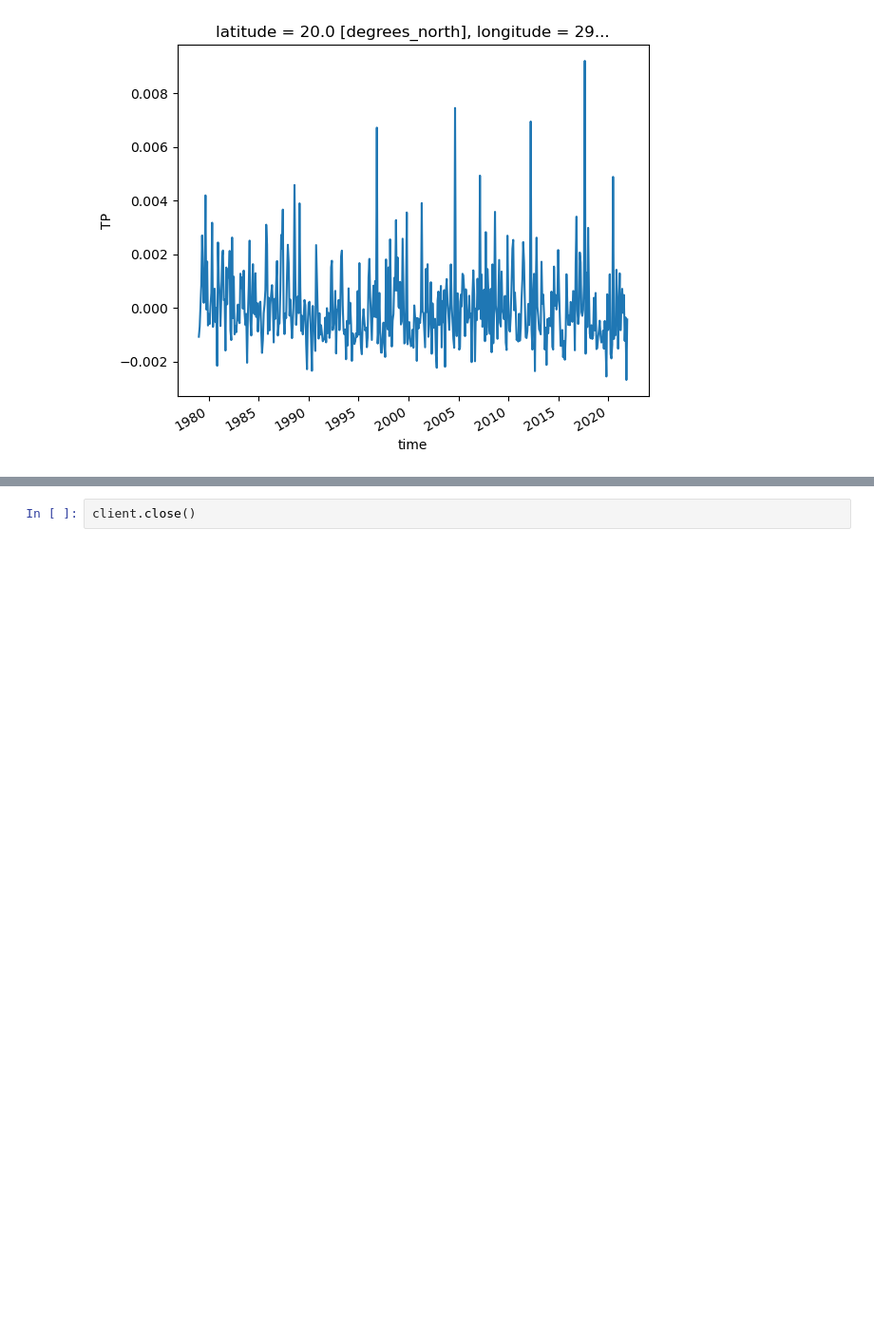
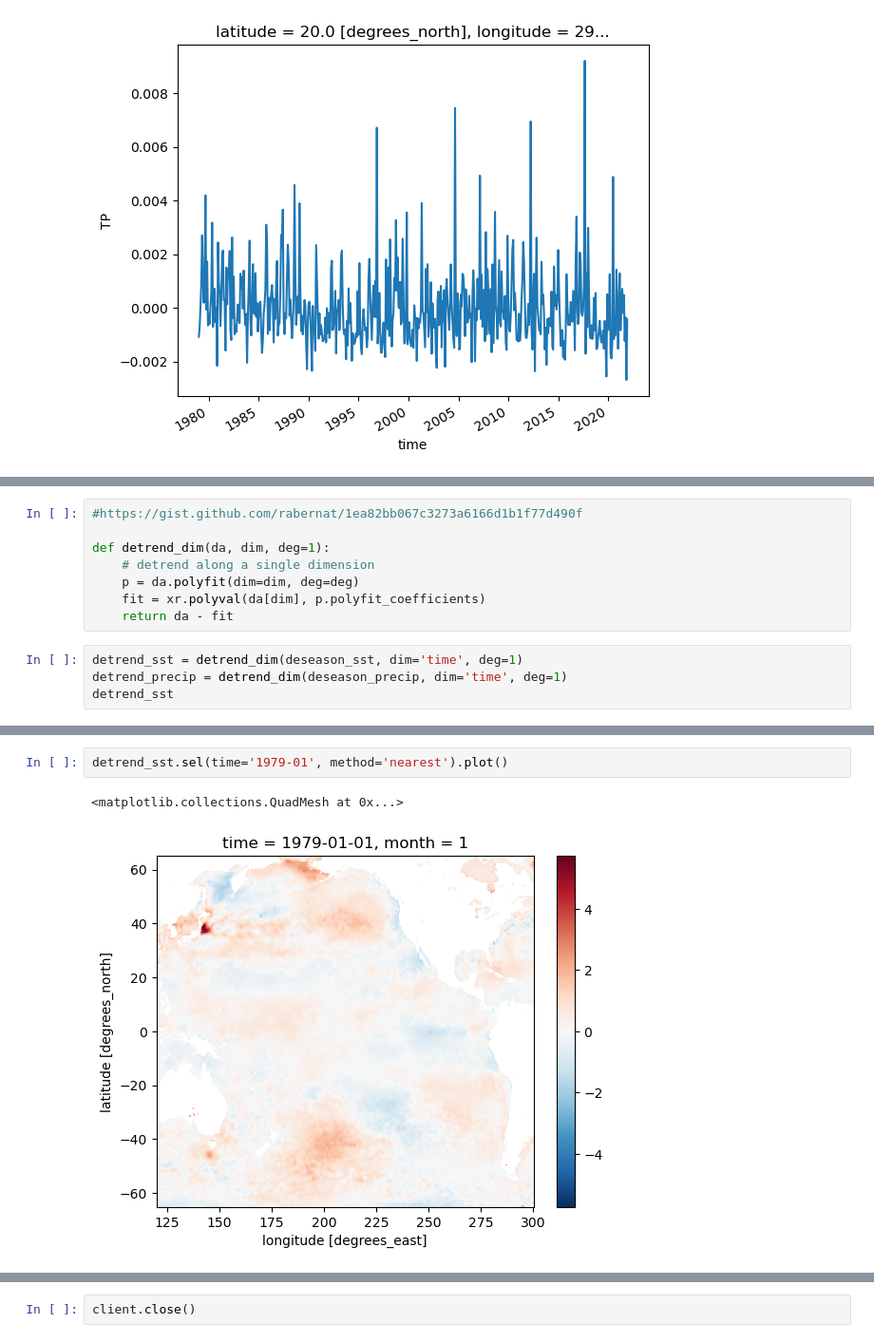
Before and after one commit to atmsillinois/time-series-and-eofs-leanneblind, a Jupyter notebook: project4_atms523_blind.ipynb, the cells around one changed output, grey strips where cells are left out. Shown at 95% size. Drawn from its saved outputs; the diff is of its cells as text; blank space fills up the shorter version.

```diff
--- a/project4_atms523_blind.ipynb
+++ b/project4_atms523_blind.ipynb
@@ -234,0 +289,12 @@ monthly_mean_precip_ano.sel(longitude=290, latitude=20, method='nearest').plot()
+# %%
+#https://gist.github.com/rabernat/1ea82bb067c3273a6166d1b1f77d490f
+
+def detrend_dim(da, dim, deg=1):
+    # detrend along a single dimension
+    p = da.polyfit(dim=dim, deg=deg)
+    fit = xr.polyval(da[dim], p.polyfit_coefficients)
+    return da - fit
+# %%
+detrend_sst = detrend_dim(deseason_sst, dim='time', deg=1)
+detrend_precip = detrend_dim(deseason_precip, dim='time', deg=1)
+detrend_sst
@@ -234,0 +326,5 @@ monthly_mean_precip_ano.sel(longitude=290, latitude=20, method='nearest').plot()
+# %%
+detrend_sst.sel(time='1979-01', method='nearest').plot()
+# %% [output]
+<matplotlib.collections.QuadMesh at 0x...>
+[figure, added]
```
Also changed, not shown: parts of 16 cells of this notebook.
